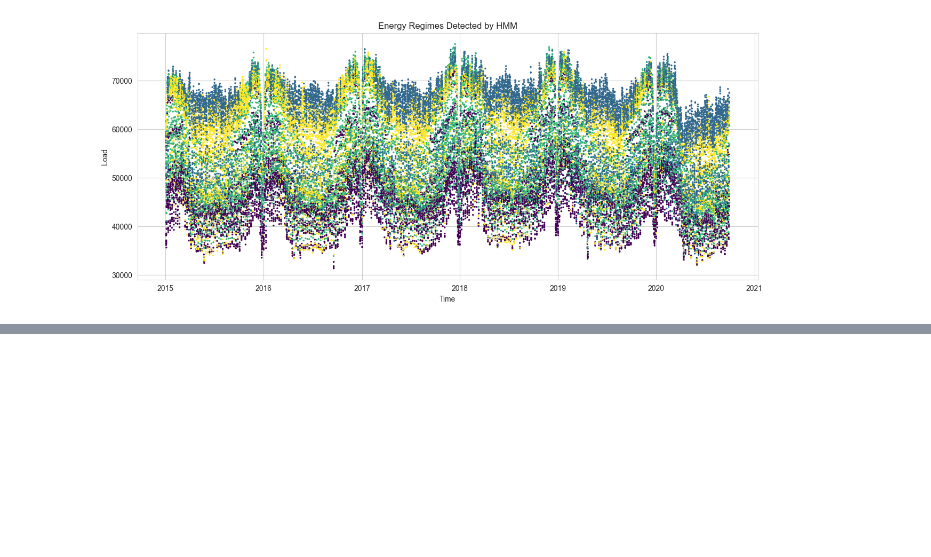
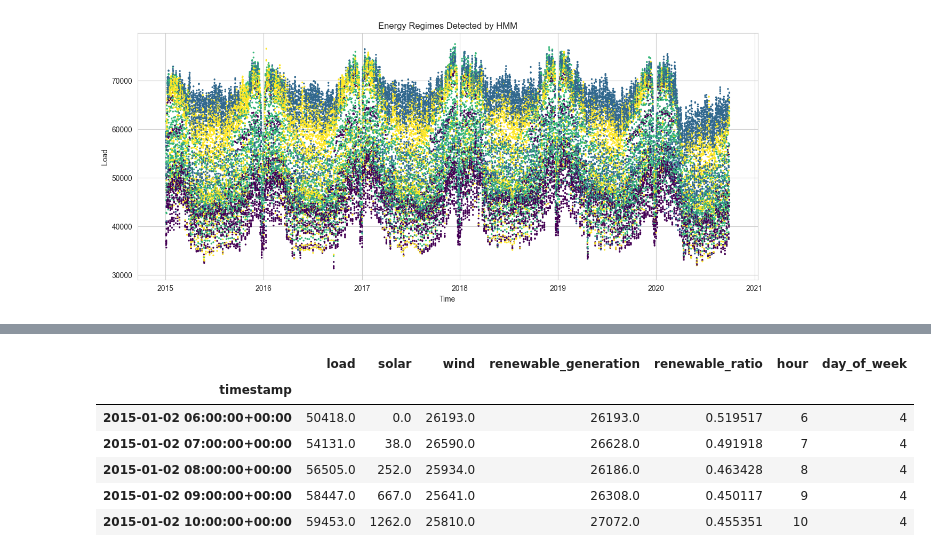
Before and after one commit to tanyabhatnagar/energy-regime-similarity-search, a Jupyter notebook: notebook/ojt.ipynb, the cells around one changed output, grey strips where cells are left out. Saved outputs shown, nothing was run; the diff lists cells and outputs as text; code cells hidden in the pictures; blank space fills up the shorter version.

```diff
--- a/notebook/ojt.ipynb
+++ b/notebook/ojt.ipynb
@@ -342,0 +380,21 @@ plt.show()
+# %%
+similarity_features = [
+    "load",
+    "solar",
+    "wind",
+    "renewable_generation",
+    "renewable_ratio",
+    "hour",
+    "day_of_week"
+]
+
+feature_vectors = df_regimes[similarity_features]
+feature_vectors.head()
+# %% [output]
+|  | load | solar | wind | renewable_generation | renewable_ratio | hour | day_of_week |
+| timestamp |  |  |  |  |  |  |  |
+| 2015-01-02 06:00:00+00:00 | 50418.0 | 0.0 | 26193.0 | 26193.0 | 0.519517 | 6 | 4 |
+| 2015-01-02 07:00:00+00:00 | 54131.0 | 38.0 | 26590.0 | 26628.0 | 0.491918 | 7 | 4 |
+| 2015-01-02 08:00:00+00:00 | 56505.0 | 252.0 | 25934.0 | 26186.0 | 0.463428 | 8 | 4 |
+| 2015-01-02 09:00:00+00:00 | 58447.0 | 667.0 | 25641.0 | 26308.0 | 0.450117 | 9 | 4 |
+| 2015-01-02 10:00:00+00:00 | 59453.0 | 1262.0 | 25810.0 | 27072.0 | 0.455351 | 10 | 4 |
```
Also changed, not shown: parts of 8 cells of this notebook, 30 other files.
